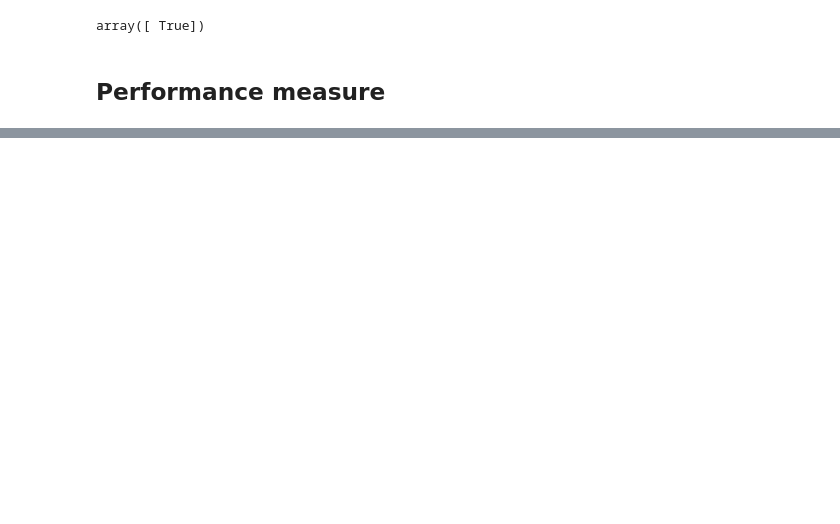
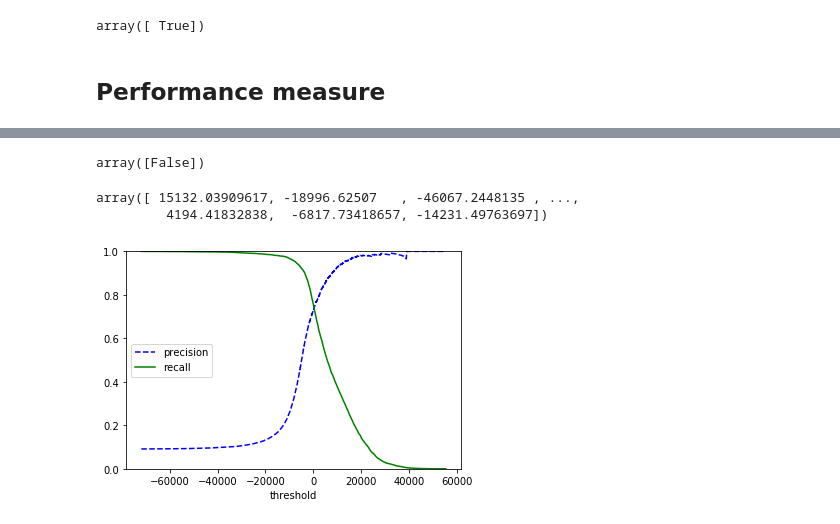
Before and after one commit to zhouxu-ds/ds-tools, a Jupyter notebook: machine_learning/classification/classification.ipynb, the cells around one changed output, grey strips where cells are left out. Drawn from its saved outputs; the diff is of its cells as text; code cells hidden in the pictures; blank space fills up the shorter version.

```diff
--- a/machine_learning/classification/classification.ipynb
+++ b/machine_learning/classification/classification.ipynb
@@ -103,0 +185,6 @@ for train_index, test_index in skfolds.split(X_train, y_train_5):
+# %%
+threshold = 20000
+y_some_digit_pred = (y_scores > threshold)
+y_some_digit_pred
+# %% [output]
+array([False])
@@ -103,0 +194,22 @@ for train_index, test_index in skfolds.split(X_train, y_train_5):
+# %%
+y_scores
+# %% [output]
+array([ 15132.03909617, -18996.62507   , -46067.2448135 , ...,
+         4194.41832838,  -6817.73418657, -14231.49763697])
+# %%
+from sklearn.metrics import precision_recall_curve
+
+precisions, recalls, thresholds = \
+precision_recall_curve(y_train_5, y_scores)
+# %%
+def plot_precision_recal_vs_threshold(precisions, recalls,
+                                      thresholds):
+    plt.plot(thresholds, precisions[:-1], 'b--', label='precision')
+    plt.plot(thresholds, recalls[:-1], 'g-', label='recall')
+    plt.xlabel('threshold')
+    plt.legend(loc='center left')
+    plt.ylim([0, 1])
+# %%
+plot_precision_recal_vs_threshold(precisions, recalls, thresholds)
+# %% [output]
+[figure, added]
```
Also changed, not shown: parts of 42 cells of this notebook, 2 other files.
